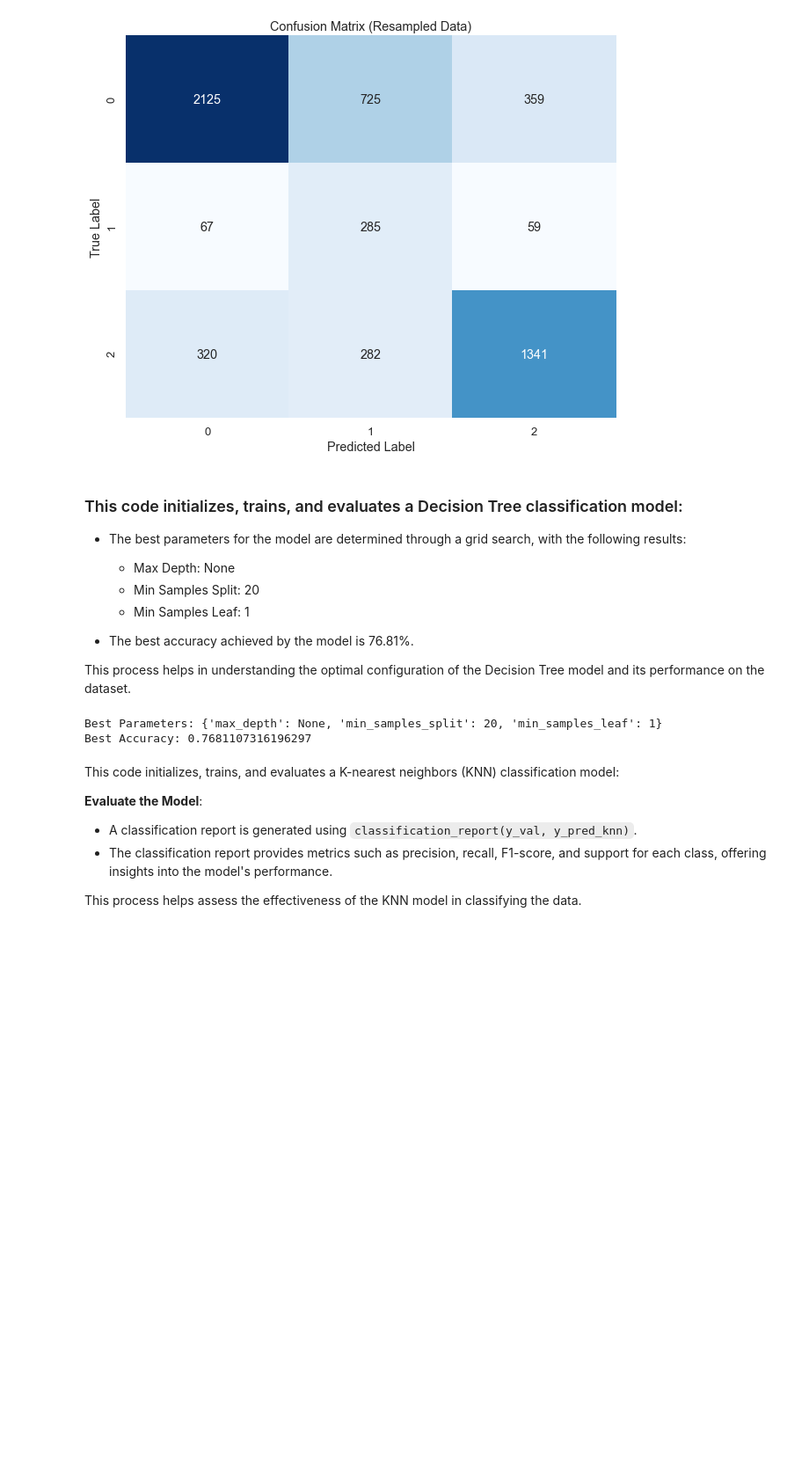
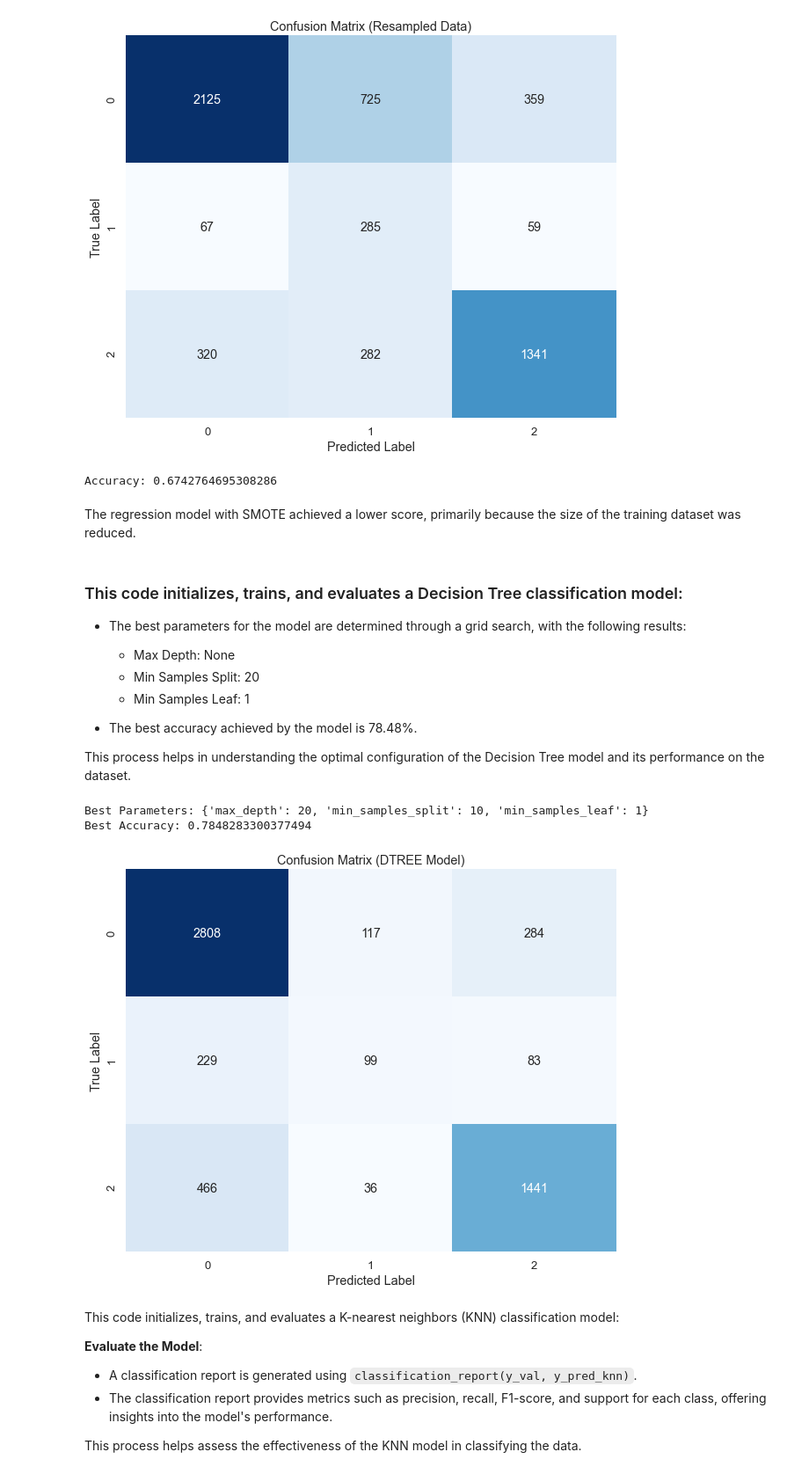
Before and after one commit to LynnsBaraka/tanzania-water-wells, a Jupyter notebook: index.ipynb, the cells around one changed output. Shown at 88% size. Saved outputs shown, nothing was run; the diff lists cells and outputs as text; code cells hidden in the pictures; blank space fills up the shorter version.

```diff
--- a/index.ipynb
+++ b/index.ipynb
@@ -1248,6 +1439,14 @@ plt.ylabel('True Label')
 plt.show()
 # %% [output]
 [figure]
+# %%
+# Calculate accuracy
+accuracy = accuracy_score(y_val, y_pred_resampled)
+print("Accuracy:", accuracy)
+# %% [output]
+Accuracy: 0.6742764695308286
+# %% [markdown]
+The regression model with SMOTE achieved a lower score, primarily because the size of the training dataset was reduced.
 # %% [markdown]
 ### This code initializes, trains, and evaluates a Decision Tree classification model:
 
@@ -1256,7 +1455,7 @@ plt.show()
   - Min Samples Split: 20
   - Min Samples Leaf: 1
 
-- The best accuracy achieved by the model is 76.81%.
+- The best accuracy achieved by the model is 78.48%.
 
 This process helps in understanding the optimal configuration of the Decision Tree model and its performance on the dataset.
 # %%
@@ -1281,8 +1480,8 @@ for max_depth in max_depth_values:
             dt.fit(X_train, y_train)
 
             # Predict and evaluate the model
-            y_pred = dt.predict(X_val)
-            accuracy = accuracy_score(y_val, y_pred)
+            y_pred_dt = dt.predict(X_val)
+            accuracy = accuracy_score(y_val, y_pred_dt)
 
             # If the current model's accuracy is better than the previous best, update the best parameters and accuracy
             if accuracy > best_accuracy:
@@ -1297,8 +1496,33 @@ for max_depth in max_depth_values:
 print(f"Best Parameters: {best_params}")
 print(f"Best Accuracy: {best_accuracy}")
 # %% [output]
-Best Parameters: {'max_depth': None, 'min_samples_split': 20, 'min_samples_leaf': 1}
-Best Accuracy: 0.7681107316196297
+Best Parameters: {'max_depth': 20, 'min_samples_split': 10, 'min_samples_leaf': 1}
+Best Accuracy: 0.7848283300377494
+# %%
+import seaborn as sns
+import matplotlib.pyplot as plt
+from sklearn.metrics import confusion_matrix
+import numpy as np
+
+# Calculate the confusion matrix for the KNN model
+conf_matrix_dt = confusion_matrix(y_val, y_pred_dt)
+
+# Get class labels
+class_labels_dt = sorted(np.unique(y_val))
+
+# Set seaborn style
+sns.set(font_scale=1.2)
+
+# Plot confusion matrix as heatmap
+plt.figure(figsize=(10, 8))
+sns.heatmap(conf_matrix_dt, annot=True, cmap="Blues", fmt="d", cbar=False,
+            xticklabels=class_labels_dt, yticklabels=class_labels_dt)
+plt.title('Confusion Matrix (DTREE Model)')
+plt.xlabel('Predicted Label')
+plt.ylabel('True Label')
+plt.show()
+# %% [output]
+[figure, added]
 # %% [markdown]
 This code initializes, trains, and evaluates a K-nearest neighbors (KNN) classification model:
 
```
Also changed, not shown: parts of 51 cells of this notebook, 1 other file.
